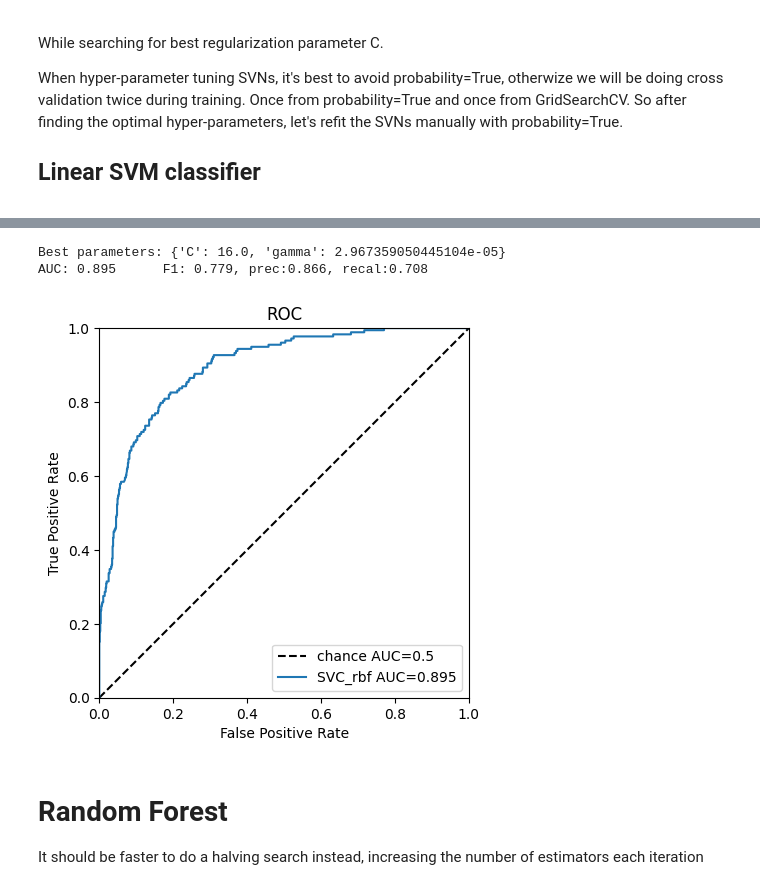
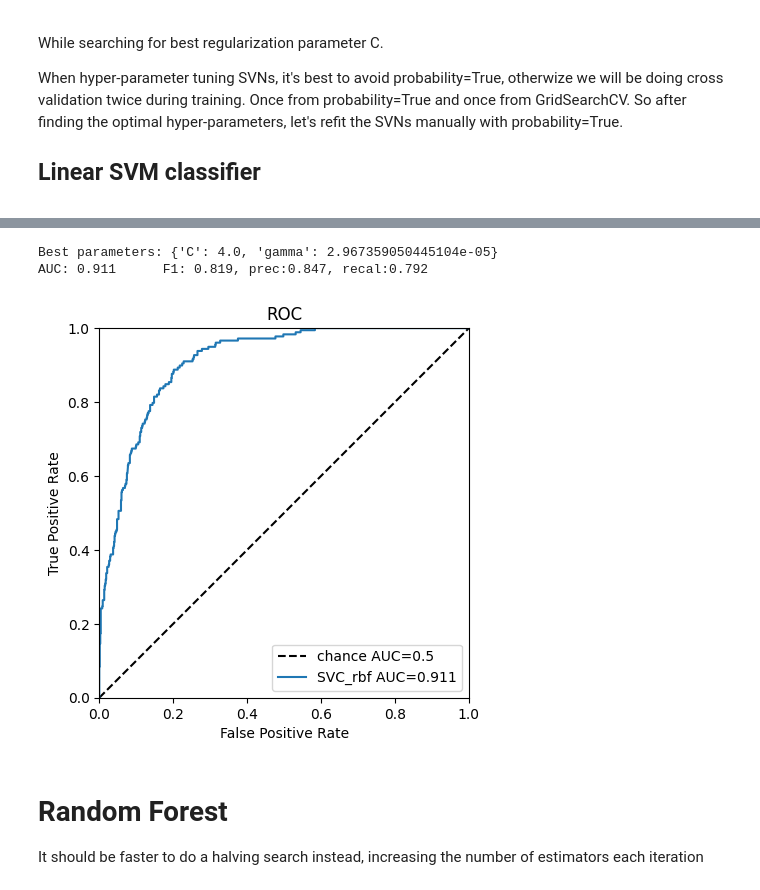
Before and after one commit to zetadin/EGFR_PIC50, a Jupyter notebook: Step3_TrainSimpleModels.ipynb, the cells around one changed output, grey strips where cells are left out. Drawn from its saved outputs; the diff is of its cells as text; code cells hidden in the pictures.

```diff
--- a/Step3_TrainSimpleModels.ipynb
+++ b/Step3_TrainSimpleModels.ipynb
@@ -229,31 +232,39 @@ Search both C and gamma
 # %%
+# since HalvingGridSearchCV is experimental, need to explicitly import:
+from sklearn.experimental import enable_halving_search_cv
+# it's API might change without any deprecation cycle
+from sklearn.model_selection import HalvingGridSearchCV
+
+
 # do a hyper-parameter search
 # features already have variance 1, so default gamma = 1/N features here
 param_grid = {'C': [0.025, 0.25, 1.0, 4.0, 16.0],
               'gamma': np.array([0.04, 0.2, 1, 5, 25])/no3D_train_x.shape[1]}
 base_estimator = SVC(kernel="rbf", probability=False,
                      random_state=42, class_weight="balanced")
 
-sh = GridSearchCV(base_estimator, param_grid,
+sh = HalvingGridSearchCV(base_estimator, param_grid,
                   scoring='f1',
                   cv=xval_folds, # cross validation folds
                   n_jobs=-1,     # use all processors
-                  refit=False,    # fit best parameters on all data
+                  refit=False,   # fit best parameters on all data
+                  min_resources=200, # at least train on 200 samples
+                  factor=2,      # double number of samples each iteration
                  ).fit(no3D_train_x, no3D_train_y)
 
 print("Best parameters:", sh.best_params_)
 
 # fit final version on all training data with probability estimates
 best_estimator=SVC(kernel="rbf", probability=True,
                    random_state=42, class_weight="balanced",
                    **sh.best_params_)
 best_estimator.fit(no3D_train_x, no3D_train_y)
 
 evaluate("SVC_rbf", best_estimator, no3D_test_x, no3D_test_y, draw=True, weights=no3D_test_w)
 # %% [output]
-Best parameters: {'C': 16.0, 'gamma': 2.967359050445104e-05}
-AUC: 0.895      F1: 0.779, prec:0.866, recal:0.708
+Best parameters: {'C': 4.0, 'gamma': 2.967359050445104e-05}
+AUC: 0.911      F1: 0.819, prec:0.847, recal:0.792
-[figure, old version]
+[figure, new version]
 # %% [markdown]
 # Random Forest
 It should be faster to do a halving search instead, increasing the number of estimators each iteration
```
Also changed, not shown: parts of 13 cells of this notebook.
